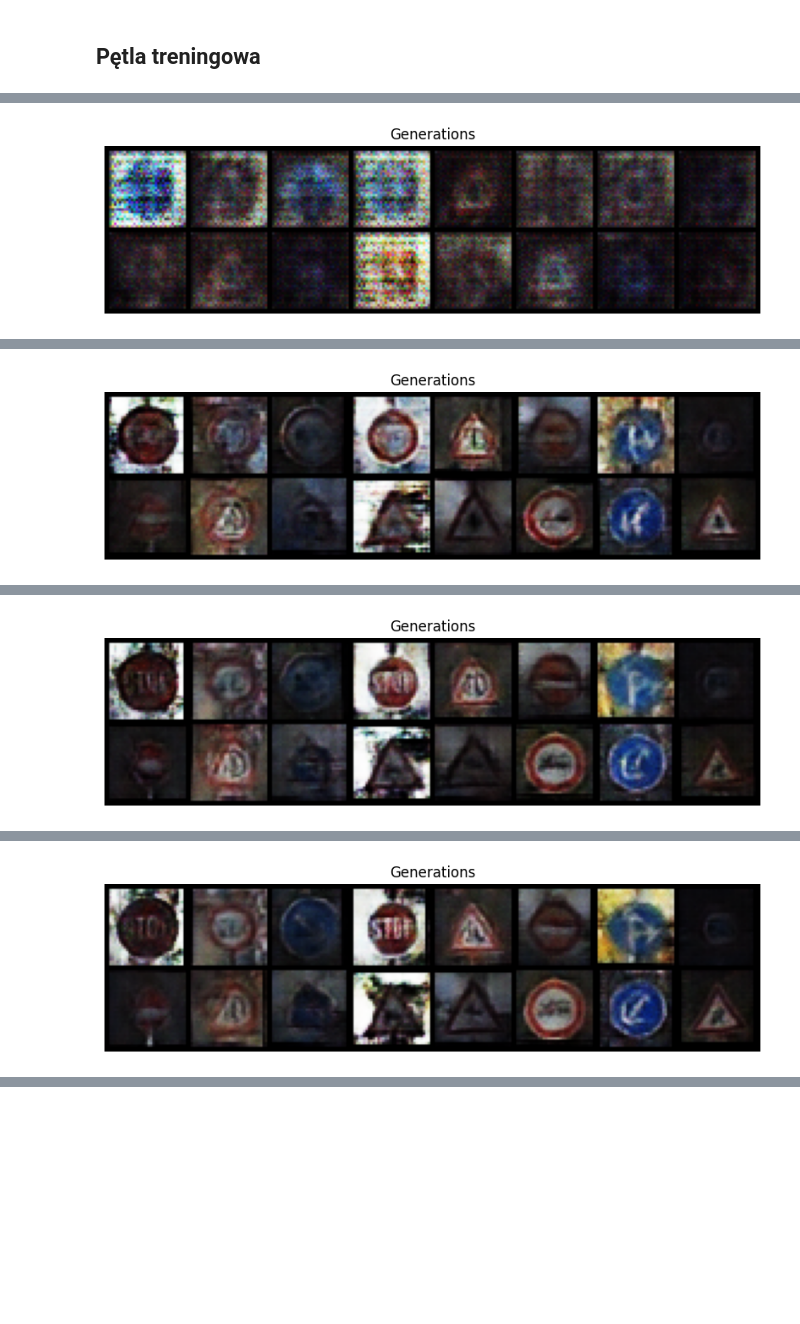
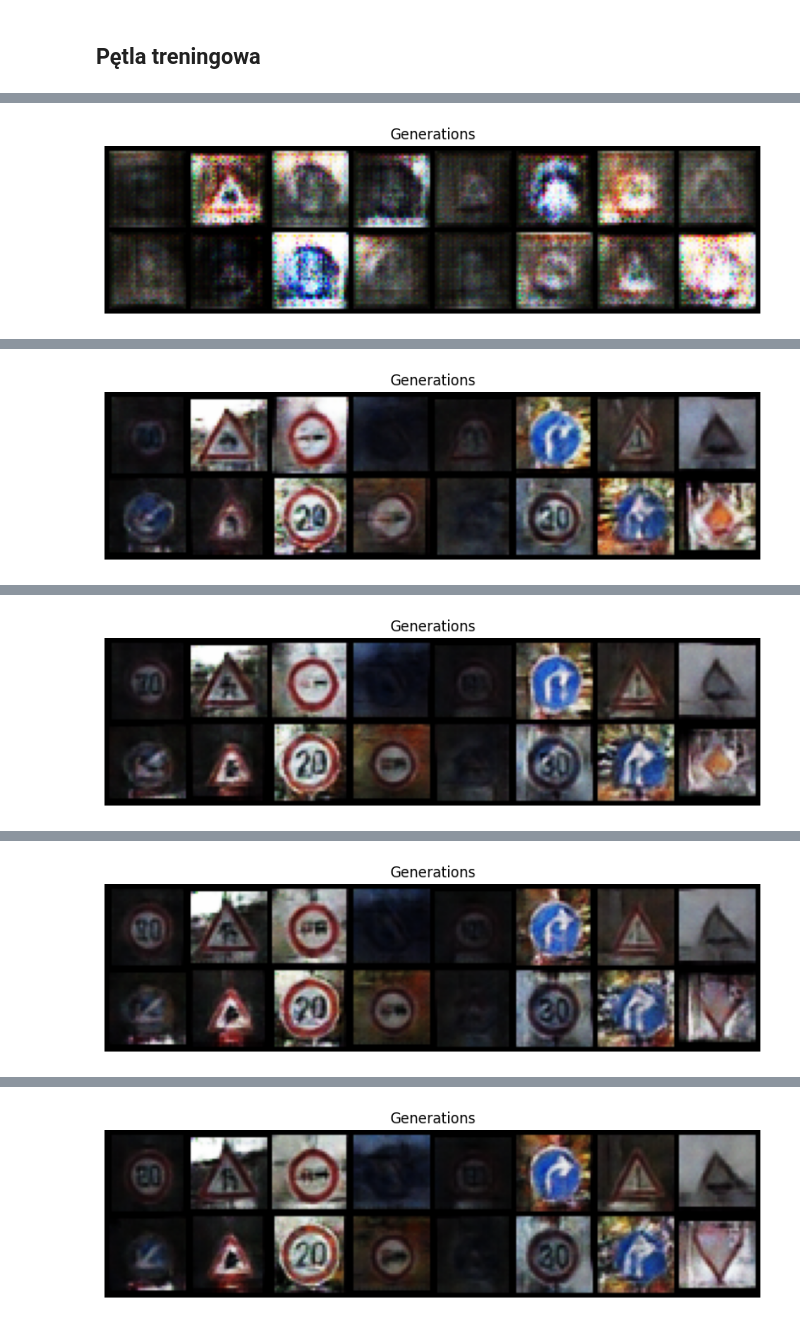
Before and after one commit to ksiemionek/neural-networks-projects, a Jupyter notebook: project-4/project-VAEGAN.ipynb, the cells around one changed output, grey strips where cells are left out. Drawn from its saved outputs; the diff is of its cells as text; code cells hidden in the pictures; blank space fills up the shorter version.

```diff
--- a/project-4/project-VAEGAN.ipynb
+++ b/project-4/project-VAEGAN.ipynb
@@ -104,14 +103,15 @@ class Discriminator(nn.Module):
         self.conv_out = nn.Conv2d(hidden_dim * 4, 1, 4, 1, 0, bias=False)
 
         self.act = nn.LeakyReLU(0.2)
+        self.dropout = nn.Dropout(0.1)
 
     def forward(self, x):
-        x = self.act(self.conv_1(x))
-        x = self.act(self.bn_2(self.conv_2(x)))
-        x = self.act(self.bn_3(self.conv_3(x)))
+        x = self.dropout(self.act(self.conv_1(x)))
+        x = self.dropout(self.act(self.bn_2(self.conv_2(x))))
+        features = self.act(self.bn_3(self.conv_3(x)))
 
-        x = torch.sigmoid(self.conv_out(x))
-        return torch.flatten(x)
+        output = torch.sigmoid(self.conv_out(features))
+        return torch.flatten(output), torch.flatten(features, 1)
 
 
 class Generator(nn.Module):
@@ -148,7 +148,7 @@ class Generator(nn.Module):
 ## Inicjalizacja sieci
 # %%
 latent_dim = 128
-hidden_dim = 64
+hidden_dim = 128
 channels = 3
 num_classes = len(dataset.class_to_idx)
 
@@ -161,15 +161,15 @@ generator = Generator(
 
 discriminator = Discriminator(input_dim=channels, hidden_dim=hidden_dim).to(device)
 
-encoder_optimizer = optim.Adam(encoder.parameters(), lr=0.0002, betas=(0.5, 0.999))
+encoder_optimizer = optim.Adam(encoder.parameters(), lr=2e-4, betas=(0.5, 0.999))
 generator_optimizer = torch.optim.Adam(
-    generator.parameters(), lr=0.0004, betas=(0.5, 0.999)
+    generator.parameters(), lr=4e-4, betas=(0.5, 0.999)
 )
 generator_scheduler = optim.lr_scheduler.ExponentialLR(
     optimizer=generator_optimizer, gamma=0.99
 )
 discriminator_optimizer = torch.optim.Adam(
-    discriminator.parameters(), lr=0.0001, betas=(0.5, 0.999)
+    discriminator.parameters(), lr=1e-4, betas=(0.5, 0.999)
 )
 discriminator_scheduler = optim.lr_scheduler.ExponentialLR(
     optimizer=discriminator_optimizer, gamma=0.99
@@ -198,9 +198,10 @@ for epoch in range(num_epochs):
 
         real_images = data[0].to(device)
         b_size = real_images.size(0)
-        label = torch.ones((b_size,), dtype=torch.float, device=device)
+        label = torch.full((b_size,), 0.9, dtype=torch.float, device=device)
 
-        output = discriminator(real_images).view(-1)
+        output, real_features = discriminator(real_images)
+        output = output.view(-1)
         error_discriminator_real = criterion(output, label)
         discriminator_real_acc.append(output.mean().item())
 
@@ -208,9 +209,10 @@ for epoch in range(num_epochs):
         noise = torch.randn(b_size, latent_dim, 1, 1, device=device)
 
         fake_images = generator(noise)
-        label_fake = torch.zeros((b_size,), dtype=torch.float, device=device)
+        label_fake = torch.full((b_size,), 0.1, dtype=torch.float, device=device)
 
-        output = discriminator(fake_images.detach()).view(-1)
+        output, _ = discriminator(fake_images.detach())
+        output = output.view(-1)
         error_discriminator_fake = criterion(output, label_fake)
         discriminator_fake_acc.append(output.mean().item())
 
@@ -218,7 +220,8 @@ for epoch in range(num_epochs):
         mean, var = encoder(real_images)
         z = reparameterization(mean, var)
         vae_images = generator(z.view(b_size, latent_dim, 1, 1))
-        output_vae = discriminator(vae_images.detach()).view(-1)
+        output_vae, _ = discriminator(vae_images.detach())
+        output_vae = output_vae.view(-1)
         error_discriminator_vae = criterion(output_vae, label_fake)
 
         error_discriminator = (
@@ -237,15 +240,19 @@ for epoch in range(num_epochs):
 
         label = torch.ones((b_size,), dtype=torch.float, device=device)
 
-        output = discriminator(fake_images).view(-1)
+        output, _ = discriminator(fake_images)
+        output = output.view(-1)
         error_generator = criterion(output, label)
 
-        output_vae = discriminator(vae_images).view(-1)
+        output_vae, features_vae = discriminator(vae_images)
+        output_vae = output_vae.view(-1)
         error_generator_vae = criterion(output_vae, label)
-        error_vae = criterion_vae(vae_images, real_images)
+        error_vae = criterion_vae(features_vae, real_features.detach())
         error_kld = -0.5 * torch.sum(1 + var - mean.pow(2) - var.exp()) / b_size
 
-        error_generator += error_generator_vae + error_vae + error_kld
+        error_generator = (
+            error_generator + error_generator_vae + error_vae + error_kld * 0.2
+        )
         error_generator.backward()
 
         generator_optimizer.step()
@@ -274 +281 @@ Epoch: 0, discrimiantor fake error: 0.481, discriminator real acc: 0.511
-[figure, old version]
+[figure, new version]
@@ -285 +292 @@ Epoch: 10, discrimiantor fake error: 0.324, discriminator real acc: 0.671
-[figure, old version]
+[figure, new version]
@@ -296 +303 @@ Epoch: 20, discrimiantor fake error: 0.212, discriminator real acc: 0.786
-[figure, old version]
+[figure, new version]
@@ -307 +314 @@ Epoch: 30, discrimiantor fake error: 0.149, discriminator real acc: 0.849
-[figure, old version]
+[figure, new version]
@@ -308,0 +325 @@ KeyboardInterrupt:
+[figure, added]
```
Also changed, not shown: parts of 5 cells of this notebook.
